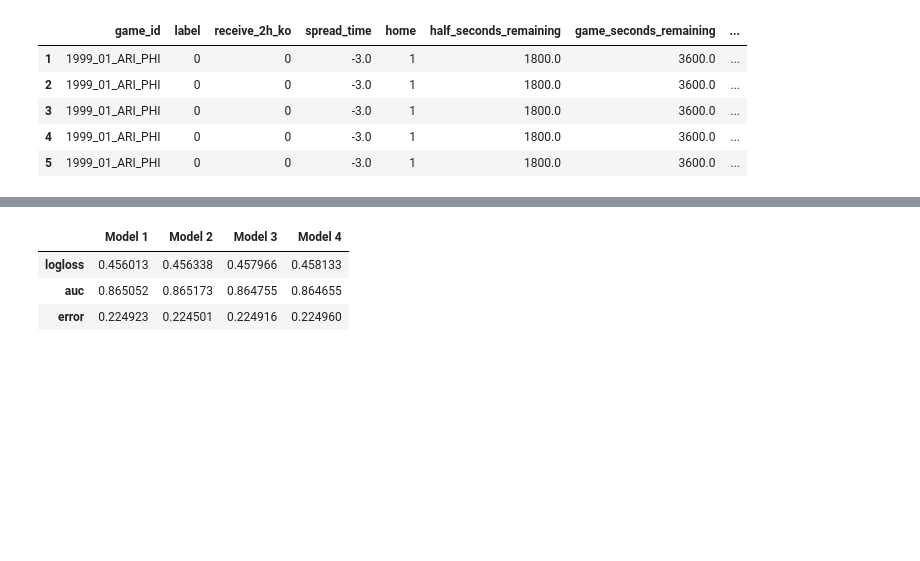
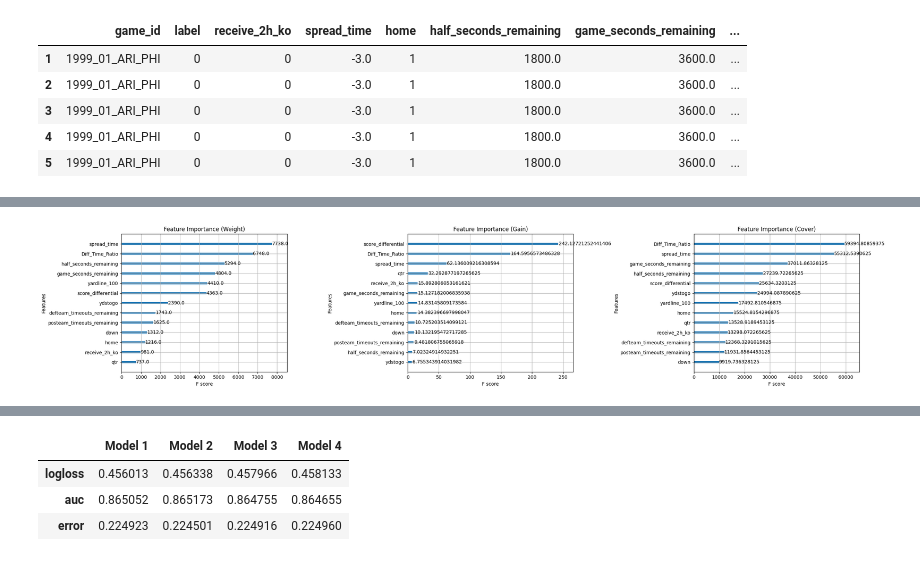
Before and after one commit to jonathanelbailey/nfl-data-models, a Jupyter notebook: notebooks/exploration/eda_nfl_wp_models.ipynb, the cells around one changed output, grey strips where cells are left out. Drawn from its saved outputs; the diff is of its cells as text; code cells hidden in the pictures; blank space fills up the shorter version.

```diff
--- a/notebooks/exploration/eda_nfl_wp_models.ipynb
+++ b/notebooks/exploration/eda_nfl_wp_models.ipynb
@@ -136,6 +47,7 @@ end = 2023
 pbp_data = import_pbp_data(start, end)
 cal_data = create_wp_calibration_data(pbp_data)
 
+
 dtypes = reference_cal_data.dtypes.to_dict()
 cal_data = cal_data.astype(dtypes)
 
@@ -146,6 +58,7 @@ test_cal_data = cal_data.loc[(cal_data['season'] >= ref_start) & (cal_data['seas
 
 # save test calibration data to CSV
 save_to_csv(test_cal_data, CAL_DATA_PATH)
+source_cal_data = cal_data.copy()
 # %% [output]
 Downcasting floats.
 # %% [markdown]
@@ -271,29 +364,0 @@ trials = Trials()
-# %%
-from sklearn.model_selection import GroupKFold
-
-def train_test_split(df, test_data_after_season, n_splits, drop_col):
-    cal_data = df.copy()
-
-    X_train = cal_data[cal_data['season'] < test_data_after_season]
-    X_test = cal_data[cal_data['season'] >= test_data_after_season]
-    X_test.reset_index(drop=True, inplace=True)
-
-    y_train = X_train['label']
-    y_test = X_test['label']
-
-    groups = X_train['game_id']
-
-    group_kfold = GroupKFold(n_splits=n_splits)
-    folds = list(group_kfold.split(X=X_train, y=y_train, groups=groups))
-
-    X_train = X_train.drop(drop_col, axis=1)
-    X_test = X_test.drop(drop_col, axis=1)
-
-    return X_train, y_train, X_test, y_test, folds
-
-wp_model = WPModel()
-test_df = wp_cal_data.loc[wp_cal_data['season'] >= 2023]
-X_train, y_train, X_test, y_test, folds = train_test_split(wp_cal_data, 2023, 5, ['season', 'label', 'game_id'])
-
-clf = wp_model.train(X_train, y_train)
-scores = clf.evals_result()
@@ -318,0 +565,14 @@ scores = clf.evals_result()
+# %%
+from matplotlib import pyplot as plt
+
+xgb_plot = xgb.plot_importance
+
+fig, ax = plt.subplots(1, 3, figsize=(25, 5))
+
+xgb_plot(model_4_clf, importance_type='weight', ax=ax[0], title='Feature Importance (Weight)')
+xgb_plot(model_4_clf, importance_type='gain', ax=ax[1], title='Feature Importance (Gain)')
+xgb_plot(model_4_clf, importance_type='cover', ax=ax[2], title='Feature Importance (Cover)')
+
+plt.tight_layout()
+# %% [output]
+[figure, added]
```
Also changed, not shown: parts of 59 cells of this notebook, 11 other files.
